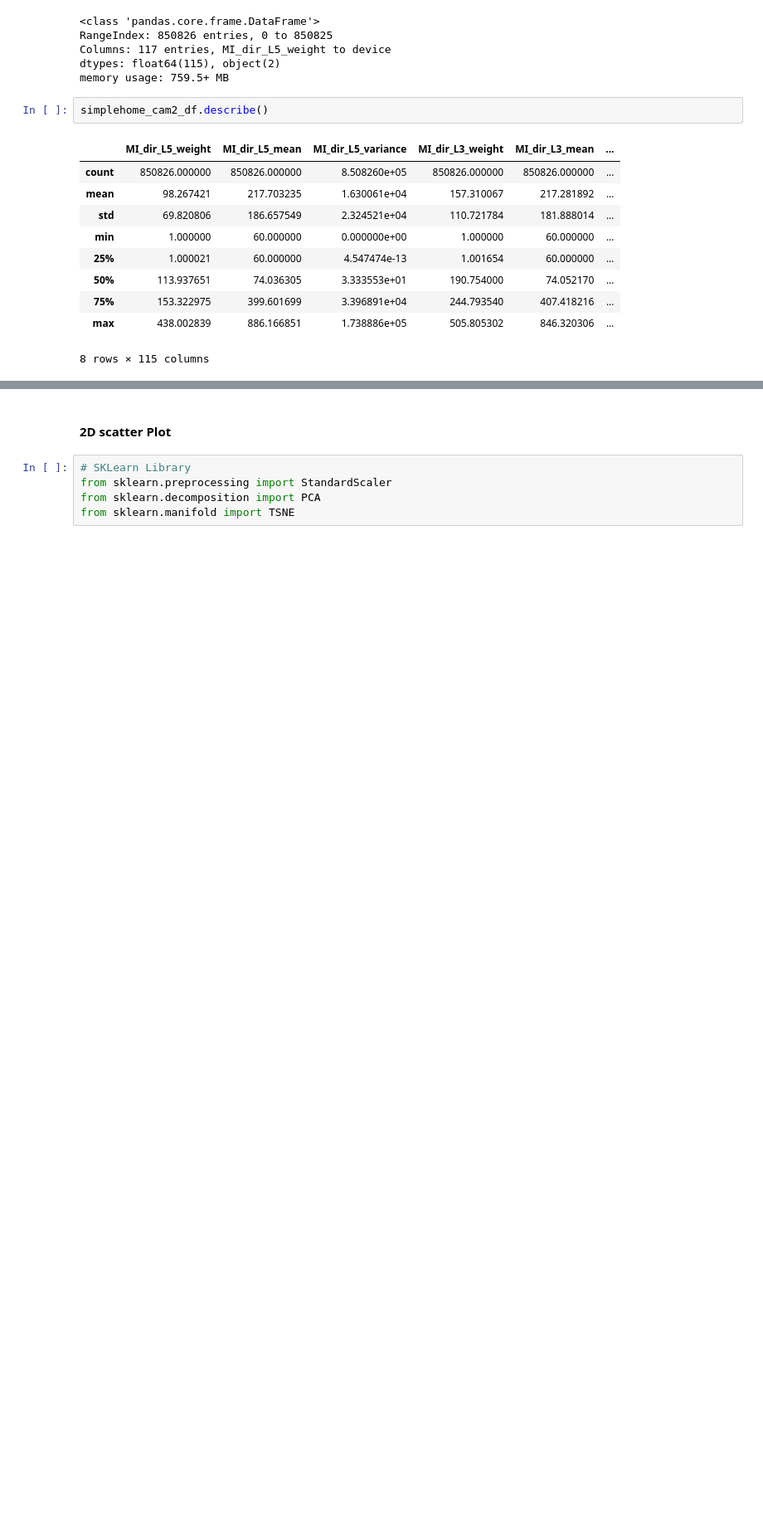
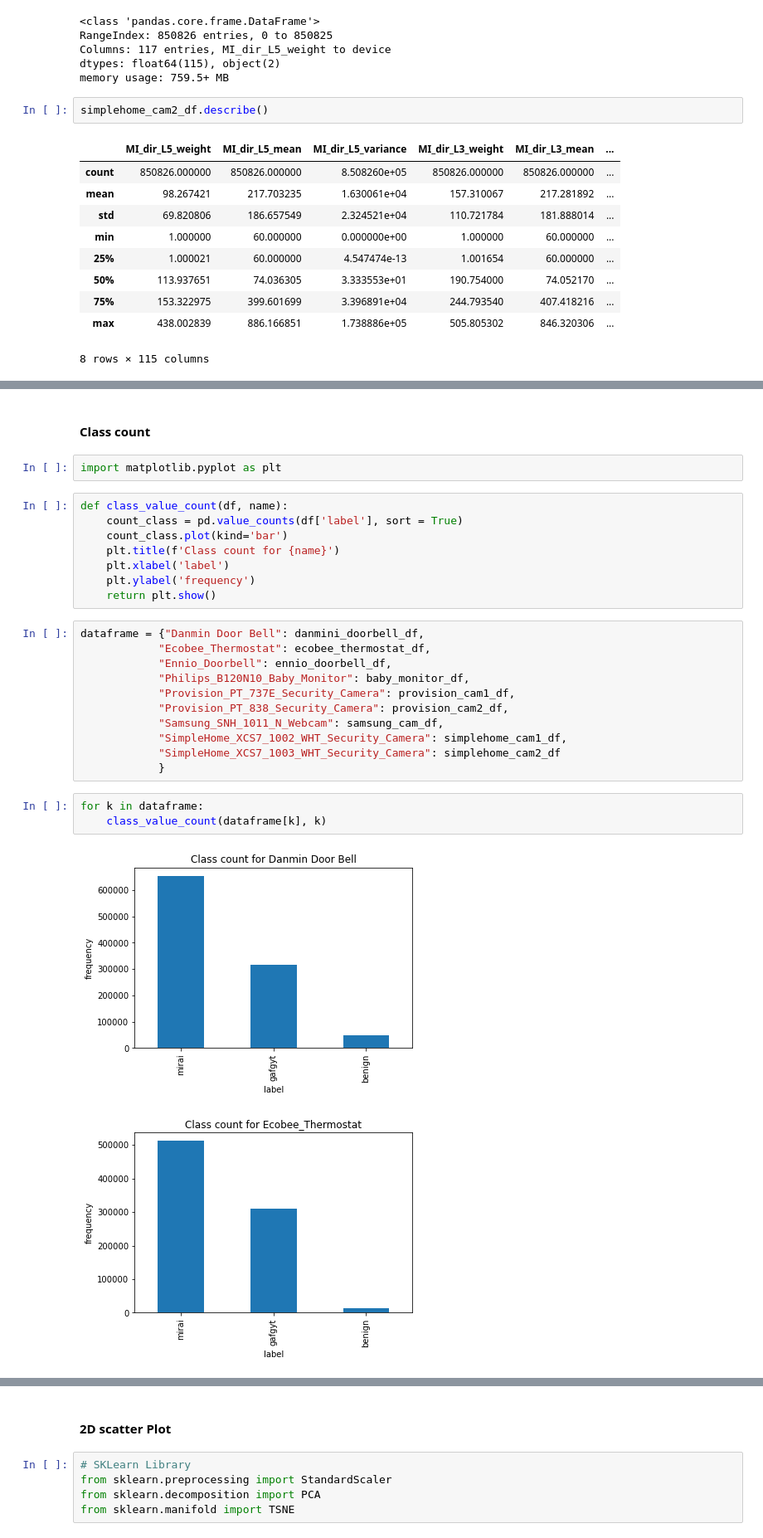
Before and after one commit to dineshh912/IoT-botnet-attack-detection, a Jupyter notebook: s2-eda.ipynb, the cells around one changed output, grey strips where cells are left out. Shown at 83% size. Saved outputs shown, nothing was run; the diff lists cells and outputs as text; blank space fills up the shorter version.

```diff
--- a/s2-eda.ipynb
+++ b/s2-eda.ipynb
@@ -372,0 +373,29 @@ Since dataframe having higher dimention data 115 features it may difficult to vi
+# %% [markdown]
+#### Class count
+# %%
+import matplotlib.pyplot as plt
+# %%
+def class_value_count(df, name):
+    count_class = pd.value_counts(df['label'], sort = True)
+    count_class.plot(kind='bar')
+    plt.title(f'Class count for {name}')
+    plt.xlabel('label')
+    plt.ylabel('frequency')
+    return plt.show()
+# %%
+dataframe = {"Danmin Door Bell": danmini_doorbell_df,
+            "Ecobee_Thermostat": ecobee_thermostat_df,
+            "Ennio_Doorbell": ennio_doorbell_df,
+            "Philips_B120N10_Baby_Monitor": baby_monitor_df,
+            "Provision_PT_737E_Security_Camera": provision_cam1_df,
+            "Provision_PT_838_Security_Camera": provision_cam2_df,
+            "Samsung_SNH_1011_N_Webcam": samsung_cam_df,
+            "SimpleHome_XCS7_1002_WHT_Security_Camera": simplehome_cam1_df,
+            "SimpleHome_XCS7_1003_WHT_Security_Camera": simplehome_cam2_df
+            }
+# %%
+for k in dataframe:
+    class_value_count(dataframe[k], k)
+# %% [output]
+[figure, added]
+[figure, added]
```
Also changed, not shown: parts of 3 cells of this notebook, 1 other file.
